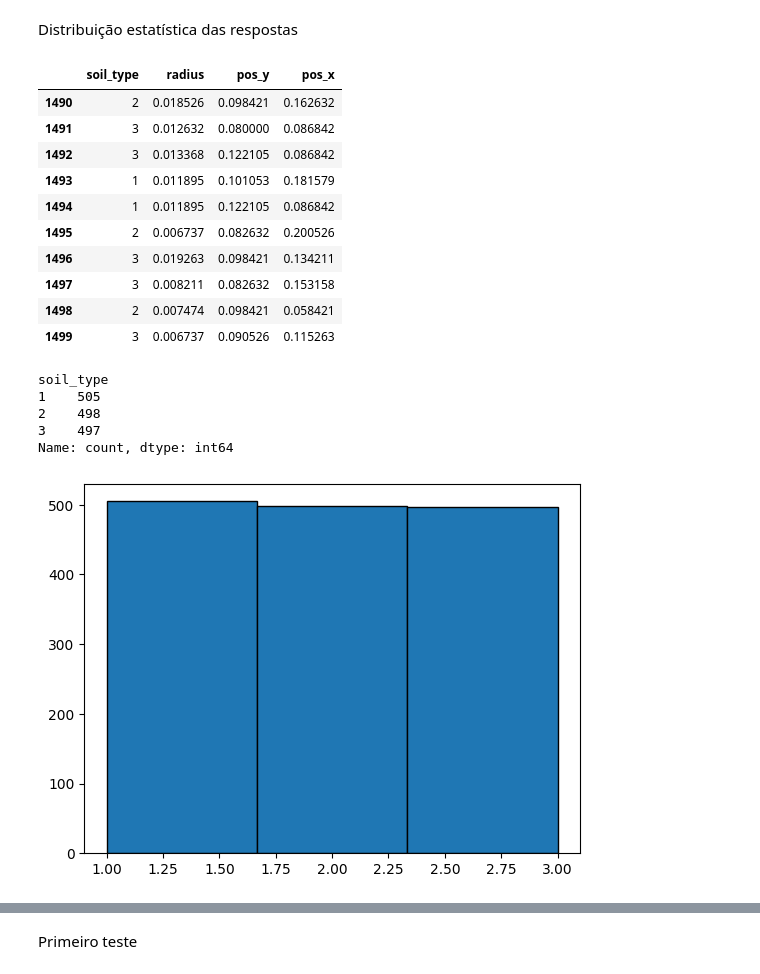
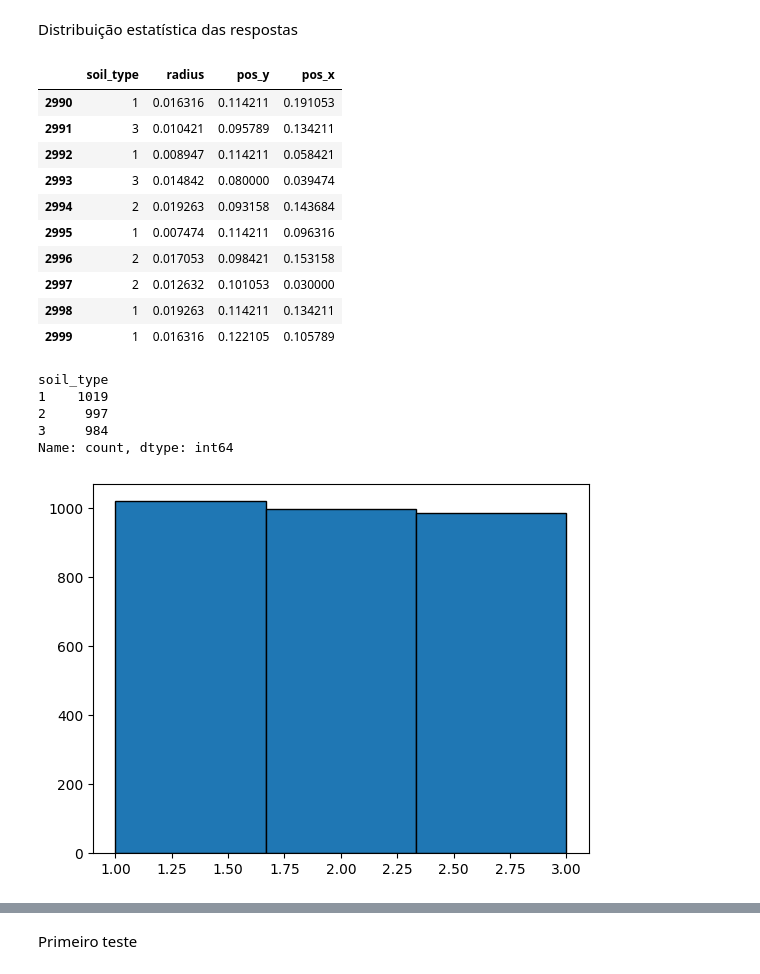
Before and after one commit to andrefsr/Machine-Learning-on-detection-of-buried-cylinders-via-GPR, a Jupyter notebook: sec_sim/machine_learning/data_analysis.ipynb, the cells around one changed output, grey strips where cells are left out. Cells and saved outputs as stored; diff of their text form; code cells hidden in the pictures.

```diff
--- a/sec_sim/machine_learning/data_analysis.ipynb
+++ b/sec_sim/machine_learning/data_analysis.ipynb
@@ -5,20 +5,20 @@ import matplotlib.pyplot as plt
 # %% [markdown]
 Distribuição estatística das respostas
 # %%
-df_labels = pd.read_csv('labels1500.csv')
+df_labels = pd.read_csv('labels3000.csv')
 display(df_labels.tail(10))
 # %% [output]
 |  | soil_type | radius | pos_y | pos_x |
-| 1490 | 2 | 0.018526 | 0.098421 | 0.162632 |
-| 1491 | 3 | 0.012632 | 0.080000 | 0.086842 |
-| 1492 | 3 | 0.013368 | 0.122105 | 0.086842 |
-| 1493 | 1 | 0.011895 | 0.101053 | 0.181579 |
-| 1494 | 1 | 0.011895 | 0.122105 | 0.086842 |
-| 1495 | 2 | 0.006737 | 0.082632 | 0.200526 |
-| 1496 | 3 | 0.019263 | 0.098421 | 0.134211 |
-| 1497 | 3 | 0.008211 | 0.082632 | 0.153158 |
-| 1498 | 2 | 0.007474 | 0.098421 | 0.058421 |
-| 1499 | 3 | 0.006737 | 0.090526 | 0.115263 |
+| 2990 | 1 | 0.016316 | 0.114211 | 0.191053 |
+| 2991 | 3 | 0.010421 | 0.095789 | 0.134211 |
+| 2992 | 1 | 0.008947 | 0.114211 | 0.058421 |
+| 2993 | 3 | 0.014842 | 0.080000 | 0.039474 |
+| 2994 | 2 | 0.019263 | 0.093158 | 0.143684 |
+| 2995 | 1 | 0.007474 | 0.114211 | 0.096316 |
+| 2996 | 2 | 0.017053 | 0.098421 | 0.153158 |
+| 2997 | 2 | 0.012632 | 0.101053 | 0.030000 |
+| 2998 | 1 | 0.019263 | 0.114211 | 0.134211 |
+| 2999 | 1 | 0.016316 | 0.122105 | 0.105789 |
 # %%
 display(df_labels['soil_type'].value_counts())
 
@@ -27,11 +27,11 @@ plt.hist(df_labels['soil_type'],bins=3,edgecolor='black')
 plt.show()
 # %% [output]
 soil_type
-1    505
-2    498
-3    497
+1    1019
+2     997
+3     984
 Name: count, dtype: int64
-[figure, old version]
+[figure, new version]
 # %%
 plt.figure()
 plt.hist(df_labels['radius'],bins=20,edgecolor='black')
```
Also changed, not shown: parts of 4 cells of this notebook.
